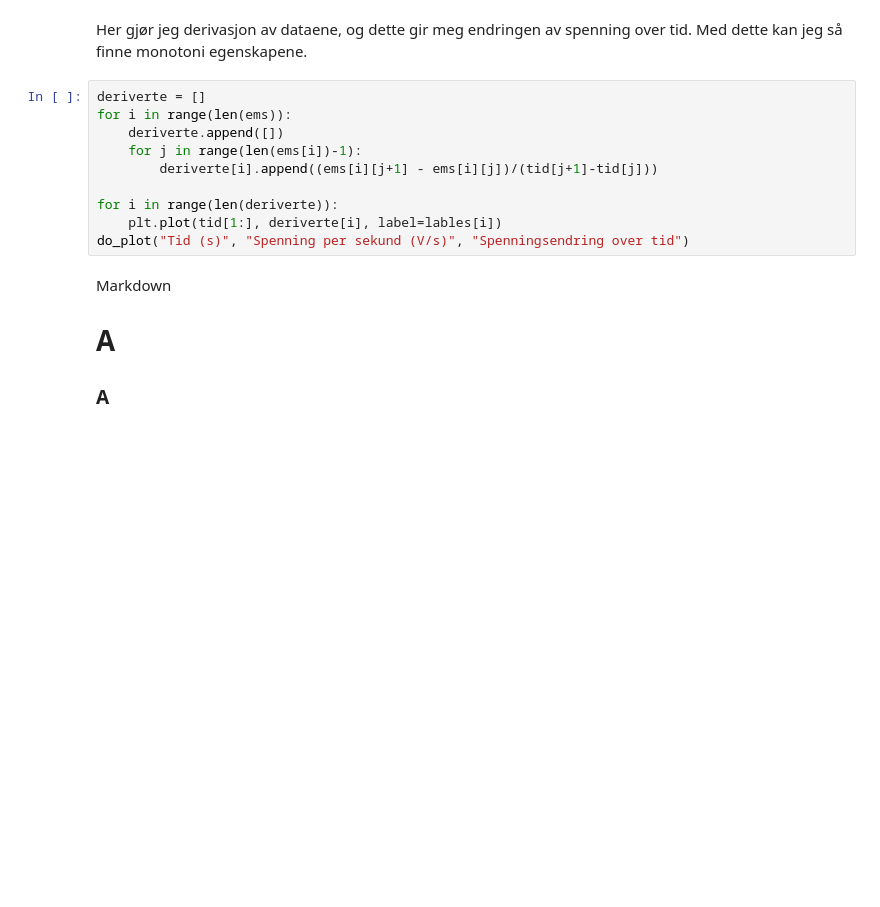
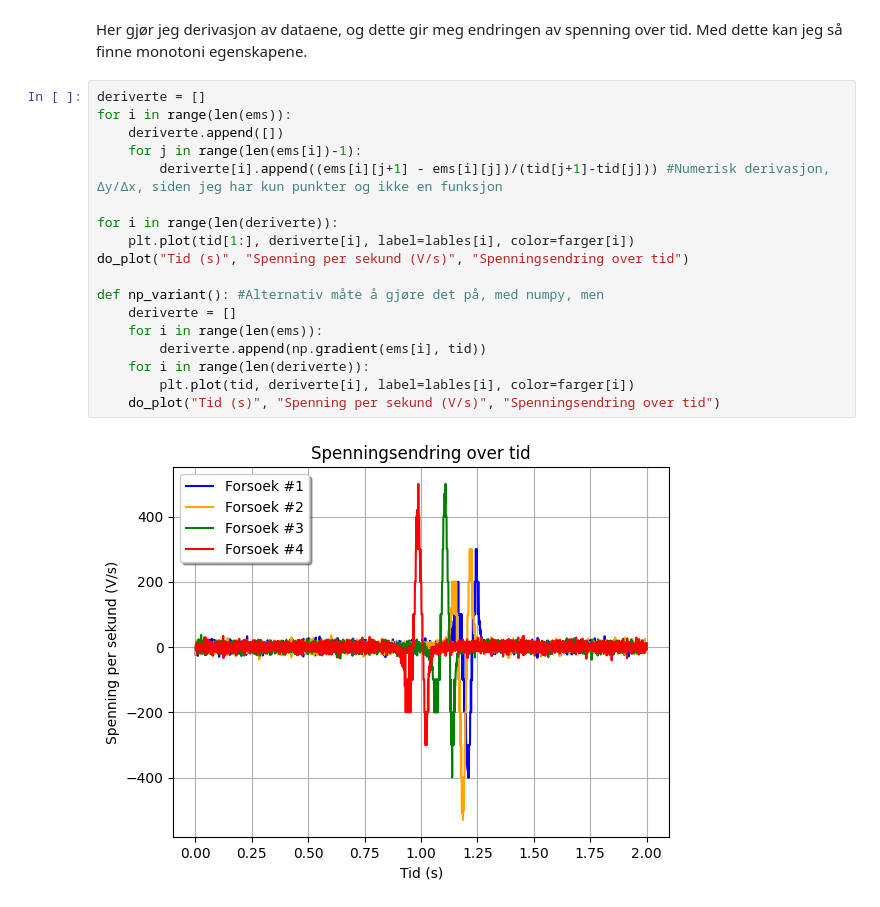
Before and after one commit to TheOriginalCER06/R1-Kodeprosjekt, a Jupyter notebook: main.ipynb, the cells around one changed output. Cells and saved outputs as stored; diff of their text form; blank space fills up the shorter version.

```diff
--- a/main.ipynb
+++ b/main.ipynb
@@ -75,14 +81,20 @@ Her gjør jeg derivasjon av dataene, og dette gir meg endringen av spenning over
 # %%
 deriverte = []
 for i in range(len(ems)):
     deriverte.append([])
     for j in range(len(ems[i])-1):
-        deriverte[i].append((ems[i][j+1] - ems[i][j])/(tid[j+1]-tid[j]))
+        deriverte[i].append((ems[i][j+1] - ems[i][j])/(tid[j+1]-tid[j])) #Numerisk derivasjon, Δy/Δx, siden jeg har kun punkter og ikke en funksjon
 
 for i in range(len(deriverte)):
-    plt.plot(tid[1:], deriverte[i], label=lables[i])
+    plt.plot(tid[1:], deriverte[i], label=lables[i], color=farger[i])
 do_plot("Tid (s)", "Spenning per sekund (V/s)", "Spenningsendring over tid")
+
+def np_variant(): #Alternativ måte å gjøre det på, med numpy, men
+    deriverte = []
+    for i in range(len(ems)):
+        deriverte.append(np.gradient(ems[i], tid))
+    for i in range(len(deriverte)):
+        plt.plot(tid, deriverte[i], label=lables[i], color=farger[i])
+    do_plot("Tid (s)", "Spenning per sekund (V/s)", "Spenningsendring over tid")
+# %% [output]
+[figure, added]
-# %% [markdown]
-Markdown
-# A
-### A
```
Also changed, not shown: parts of 10 cells of this notebook, 1 other file.
